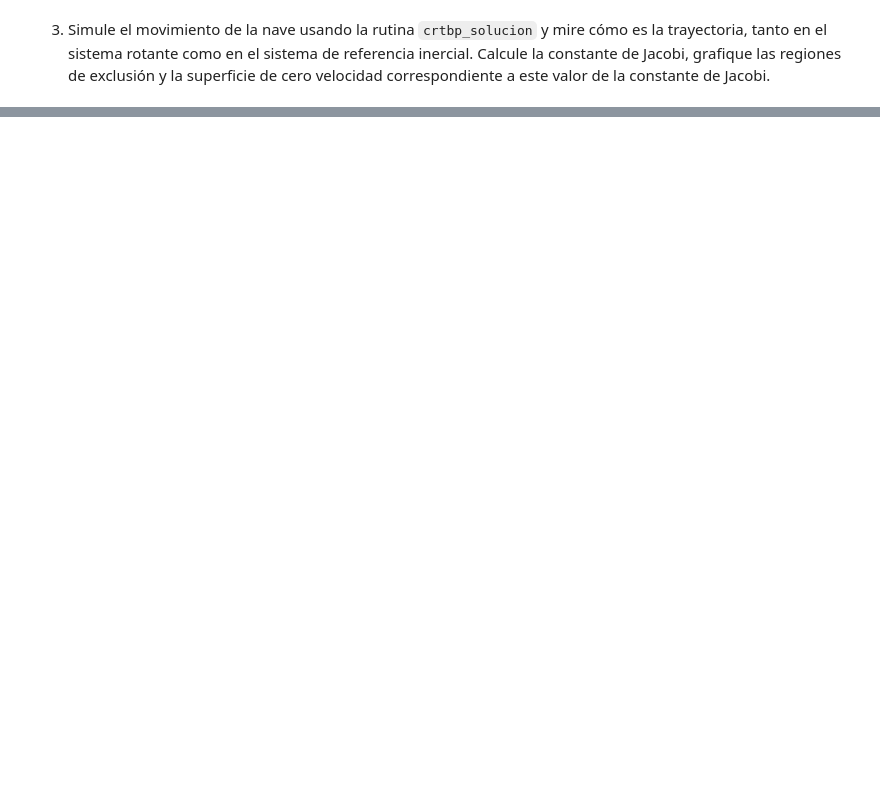
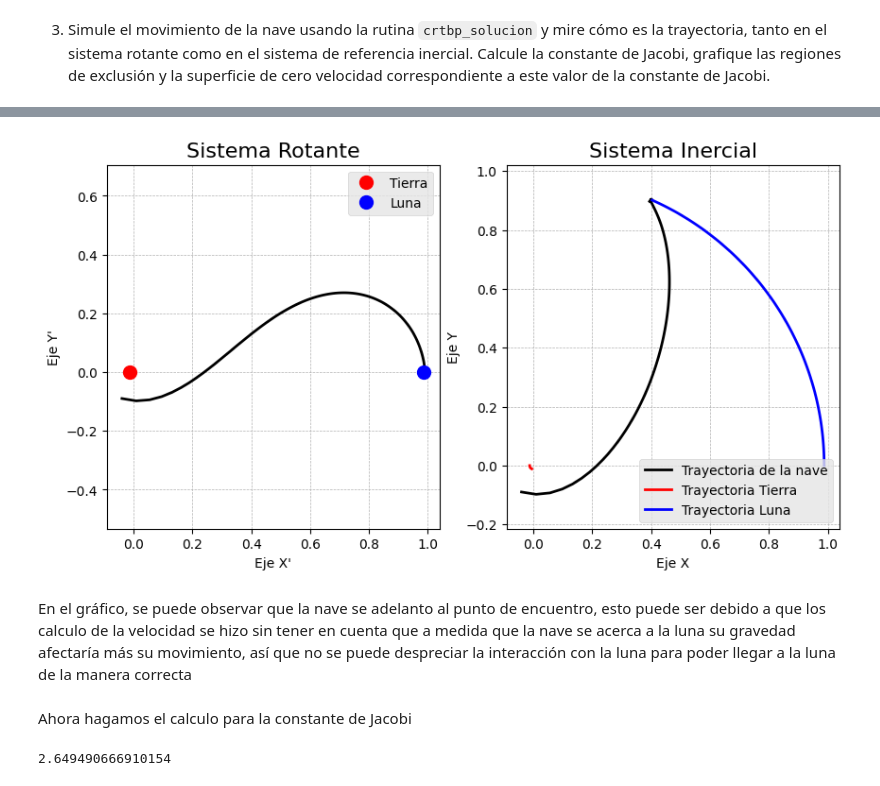
Before and after one commit to andromedalactea/celestial_mechanics, a Jupyter notebook: scripts/Homeworks/MC_Tarea4_ViajeALaLuna.ipynb, the cells around one changed output, grey strips where cells are left out. Drawn from its saved outputs; the diff is of its cells as text; code cells hidden in the pictures; blank space fills up the shorter version.

```diff
--- a/scripts/Homeworks/MC_Tarea4_ViajeALaLuna.ipynb
+++ b/scripts/Homeworks/MC_Tarea4_ViajeALaLuna.ipynb
@@ -312,0 +371,54 @@ array([ 4.18785703, -1.30639171,  0.        ])
+# %%
+# Crear una figura y dos subgráficos
+fig, axs = plt.subplots(1, 2, figsize=(10, 5))
+
+# Ajustes generales para mejorar la estética
+plt.style.use('ggplot')
+
+
+# Primer subgráfico (Sistema rotante)
+# -----------------------------------
+# Dibujar una línea usando los datos en rs_rot
+axs[0].plot(rs_rot[:, 0], rs_rot[:, 1], linestyle='-', color='black', linewidth=2)
+# Marcar el punto correspondiente a -alfa (Tierra)
+axs[0].plot([-alfa], [0], 'ro', markersize=10, label='Tierra')
+# Marcar el punto correspondiente a 1-alfa (Luna)
+axs[0].plot([1 - alfa], [0], 'bo', markersize=10, label='Luna')
+# Configurar los ejes para que tengan la misma escala
+axs[0].axis('equal')
+# Añadir una cuadrícula
+axs[0].grid(True, linestyle='--', linewidth=0.5)
+# Establecer el título y etiquetas de los ejes
+axs[0].set_title("Sistema Rotante", fontsize=16)
+axs[0].set_xlabel("Eje X'")
+axs[0].set_ylabel("Eje Y'")
+# Añadir una leyenda
+axs[0].legend()
+
+# Segundo subgráfico (Sistema inercial)
+# ------------------------------------
+# Realizando cambios similares al segundo subgráfico
+axs[1].plot(rs_ine[:, 0], rs_ine[:, 1], linestyle='-', color='black', linewidth=2, label='Trayectoria de la nave')
+axs[1].plot(r1_ine[:, 0], r1_ine[:, 1], 'r-', linewidth=2, label='Trayectoria Tierra')
+axs[1].plot(r2_ine[:, 0], r2_ine[:, 1], 'b-', linewidth=2, label='Trayectoria Luna')
+axs[1].axis('equal')
+axs[1].grid(True, linestyle='--', linewidth=0.5)
+axs[1].set_title("Sistema Inercial", fontsize=16)
+axs[1].set_xlabel("Eje X")
+axs[1].set_ylabel("Eje Y")
+axs[1].legend()
+
+# Mostrar la figura
+plt.show()
+# %% [output]
+[figure, added]
+# %% [markdown]
+En el gráfico, se puede observar que la nave se adelanto al punto de encuentro, esto puede ser debido a que los calculo de la velocidad se hizo sin tener en cuenta que a medida que la nave se acerca a la luna su gravedad afectaría más su movimiento, así que no se puede despreciar la interacción con la luna para poder llegar a la luna de la manera correcta
+# %% [markdown]
+Ahora hagamos el calculo para la constante de Jacobi
+# %%
+# Calculo de la constante de Jacobi
+CJp = pc.constante_jacobi(alfa,rs_rot,vs_rot)[0]
+CJp
+# %% [output]
+2.649490666910154
```
Also changed, not shown: parts of 13 cells of this notebook.
